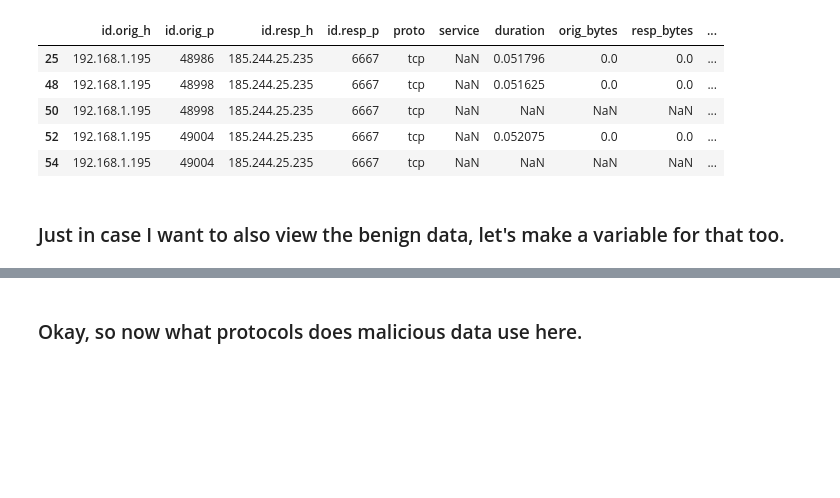
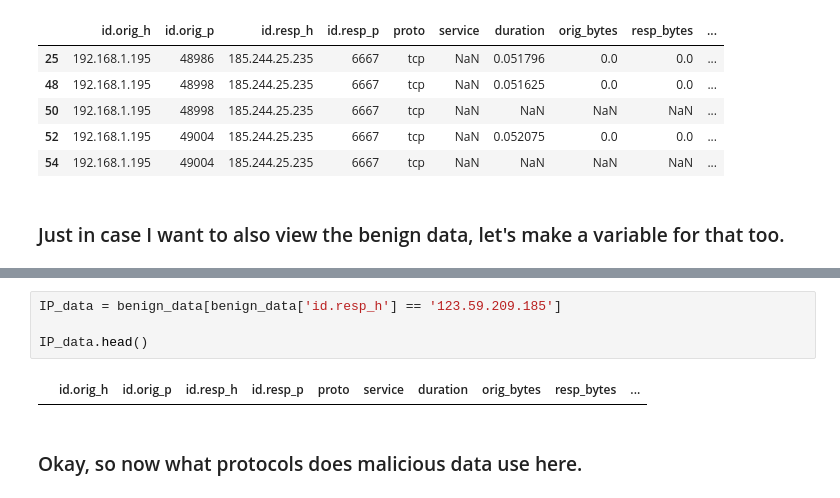
Before and after one commit to sdave777/Network-Analysis-and-DCO-Prioritization, a Jupyter notebook: notebooks/EDA.ipynb, the cells around one changed output, grey strips where cells are left out. Cells and saved outputs as stored; diff of their text form; blank space fills up the shorter version.

```diff
--- a/notebooks/EDA.ipynb
+++ b/notebooks/EDA.ipynb
@@ -80,3 +80,9 @@ benign_data.sample(30)
+# %%
+IP_data = benign_data[benign_data['id.resp_h'] == '123.59.209.185']
+
+IP_data.head()
+# %% [output]
+|  | id.orig_h | id.orig_p | id.resp_h | id.resp_p | proto | service | duration | orig_bytes | resp_bytes | ... |
 # %% [markdown]
 ### Okay, so now what protocols does malicious data use here.
 # %%
```
Also changed, not shown: parts of 5 cells of this notebook, 2 other files.
